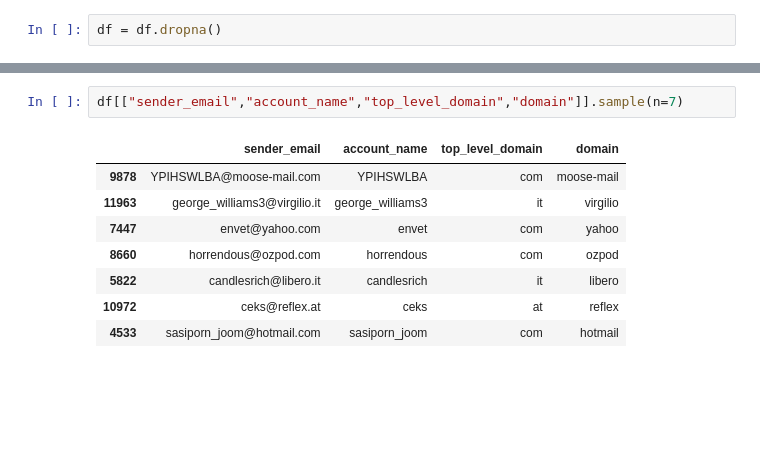
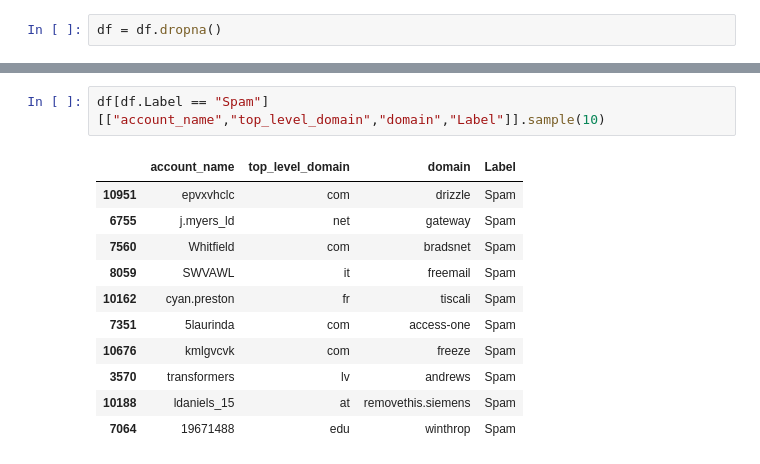
Before and after one commit to susmitpy/Spam-Email-Detector, a Jupyter notebook: Data/Data Wrangling/Scripts/Preprocessing Stage 1.ipynb, the cells around one changed output, grey strips where cells are left out. Drawn from its saved outputs; the diff is of its cells as text; blank space fills up the shorter version.

```diff
--- a/Data/Data Wrangling/Scripts/Preprocessing Stage 1.ipynb
+++ b/Data/Data Wrangling/Scripts/Preprocessing Stage 1.ipynb
@@ -294,11 +312,14 @@ df["domain"] = df["sender_email"].apply(get_domain)
 # %%
-df[["sender_email","account_name","top_level_domain","domain"]].sample(n=7)
+df[df.Label == "Spam"][["account_name","top_level_domain","domain","Label"]].sample(10)
 # %% [output]
-|  | sender_email | account_name | top_level_domain | domain |
-| 9878 | YPIHSWLBA@moose-mail.com | YPIHSWLBA | com | moose-mail |
-| 11963 | george_williams3@virgilio.it | george_williams3 | it | virgilio |
-| 7447 | envet@yahoo.com | envet | com | yahoo |
-| 8660 | horrendous@ozpod.com | horrendous | com | ozpod |
-| 5822 | candlesrich@libero.it | candlesrich | it | libero |
-| 10972 | ceks@reflex.at | ceks | at | reflex |
-| 4533 | sasiporn_joom@hotmail.com | sasiporn_joom | com | hotmail |
+|  | account_name | top_level_domain | domain | Label |
+| 10951 | epvxvhclc | com | drizzle | Spam |
+| 6755 | j.myers_ld | net | gateway | Spam |
+| 7560 | Whitfield | com | bradsnet | Spam |
+| 8059 | SWVAWL | it | freemail | Spam |
+| 10162 | cyan.preston | fr | tiscali | Spam |
+| 7351 | 5laurinda | com | access-one | Spam |
+| 10676 | kmlgvcvk | com | freeze | Spam |
+| 3570 | transformers | lv | andrews | Spam |
+| 10188 | ldaniels_15 | at | removethis.siemens | Spam |
+| 7064 | 19671488 | edu | winthrop | Spam |
```
Also changed, not shown: parts of 26 cells of this notebook.
